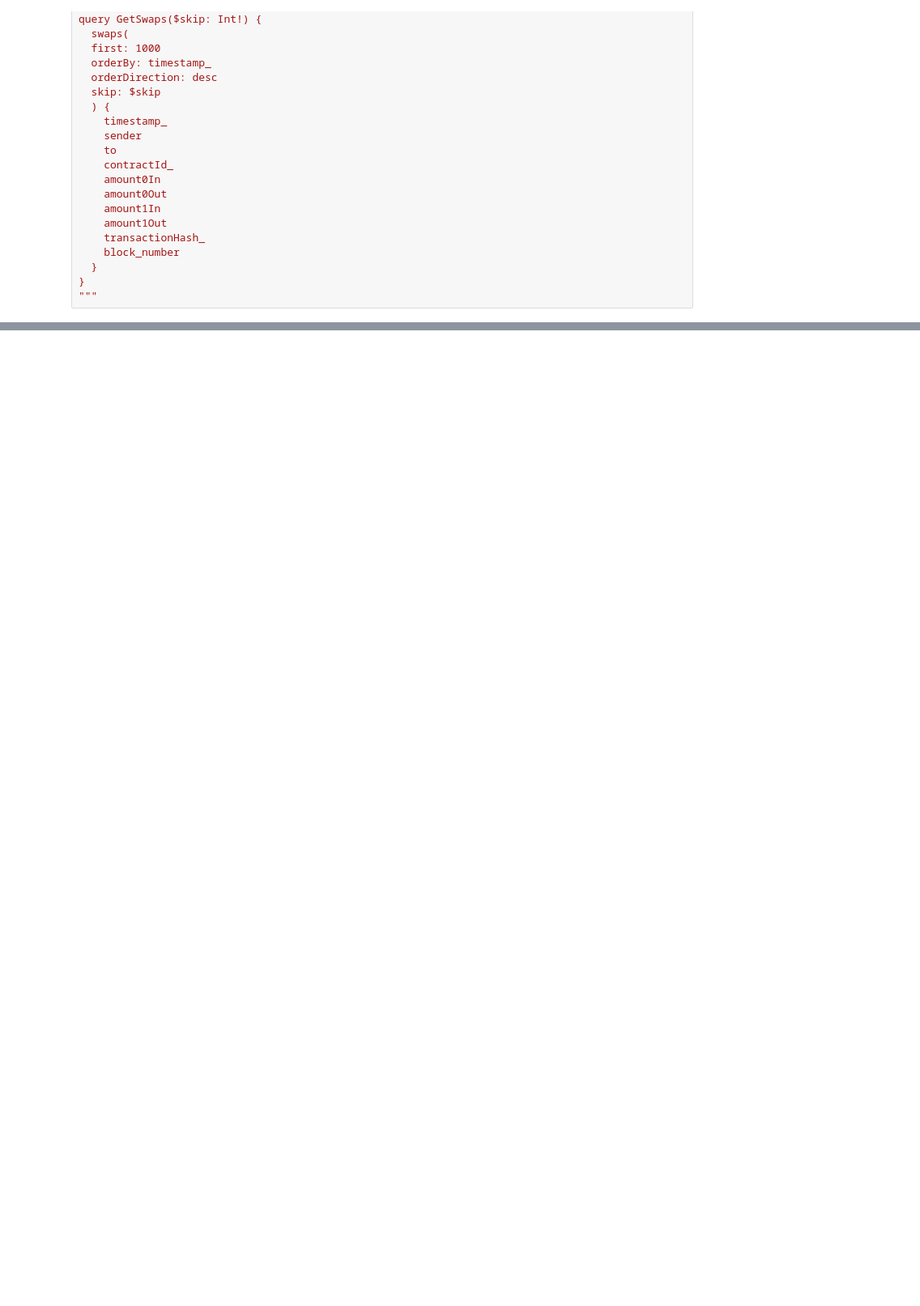
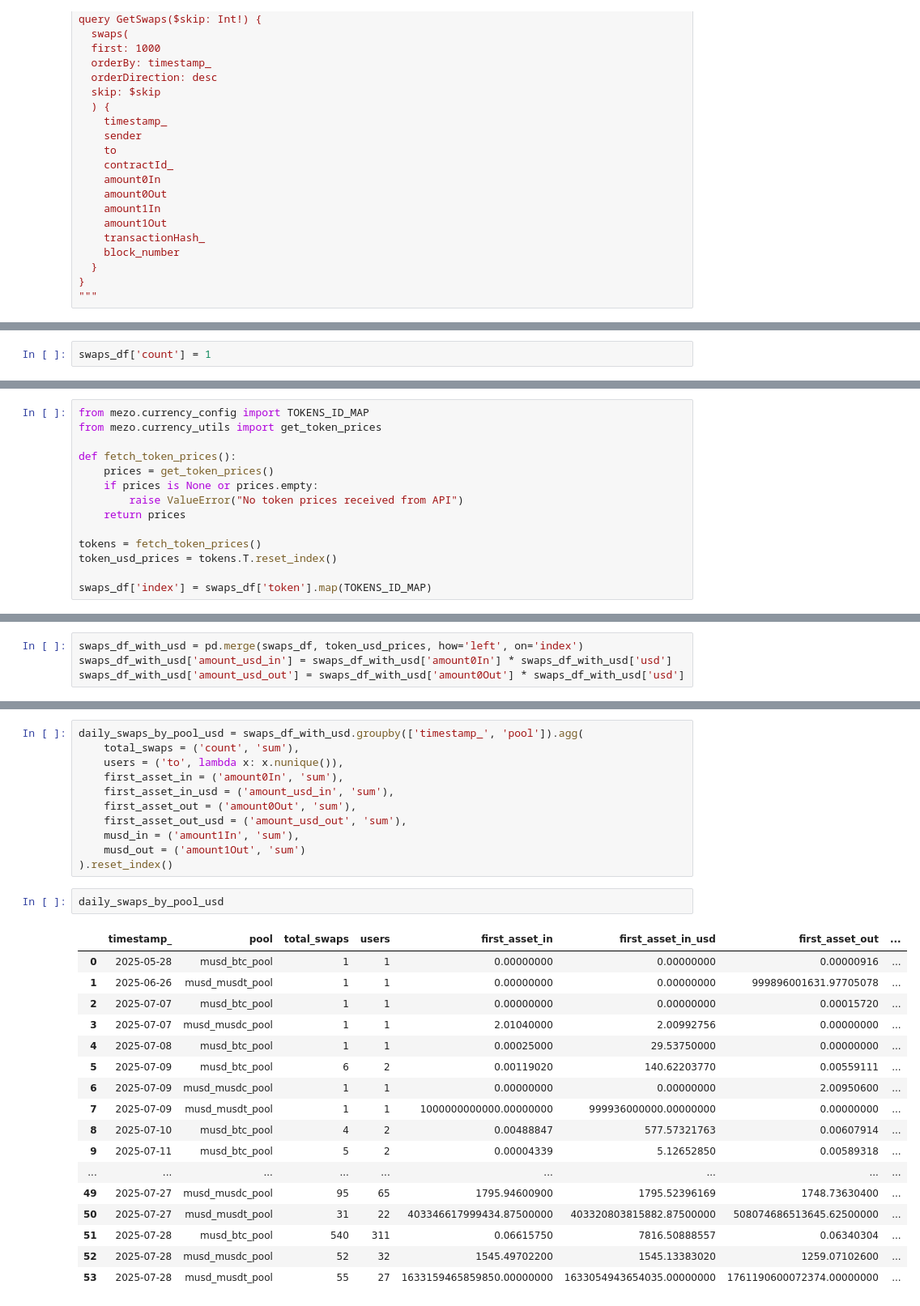
Before and after one commit to thesis/mezo-analytics, a Jupyter notebook: notebooks/swaps.ipynb, the cells around one changed output, grey strips where cells are left out. Shown: that part at 81% size. Drawn from its saved outputs; the diff is of its cells as text; blank space fills up the shorter version.

Commit message:
Refactored process_musd_data script, added new notebooks for initial code.

```diff
--- a/notebooks/swaps.ipynb
+++ b/notebooks/swaps.ipynb
@@ -146,0 +225,2 @@ Checking if contractId_ values match any keys:
+# %%
+swaps_df['count'] = 1
@@ -146,0 +259,14 @@ Checking if contractId_ values match any keys:
+# %%
+from mezo.currency_config import TOKENS_ID_MAP
+from mezo.currency_utils import get_token_prices
+
+def fetch_token_prices():
+    prices = get_token_prices()
+    if prices is None or prices.empty:
+        raise ValueError("No token prices received from API")
+    return prices
+
+tokens = fetch_token_prices()
+token_usd_prices = tokens.T.reset_index()
+
+swaps_df['index'] = swaps_df['token'].map(TOKENS_ID_MAP)
@@ -146,0 +289,4 @@ Checking if contractId_ values match any keys:
+# %%
+swaps_df_with_usd = pd.merge(swaps_df, token_usd_prices, how='left', on='index')
+swaps_df_with_usd['amount_usd_in'] = swaps_df_with_usd['amount0In'] * swaps_df_with_usd['usd']
+swaps_df_with_usd['amount_usd_out'] = swaps_df_with_usd['amount0Out'] * swaps_df_with_usd['usd']
@@ -146,0 +410,31 @@ Checking if contractId_ values match any keys:
+# %%
+daily_swaps_by_pool_usd = swaps_df_with_usd.groupby(['timestamp_', 'pool']).agg(
+    total_swaps = ('count', 'sum'),
+    users = ('to', lambda x: x.nunique()),
+    first_asset_in = ('amount0In', 'sum'),
+    first_asset_in_usd = ('amount_usd_in', 'sum'),
+    first_asset_out = ('amount0Out', 'sum'),
+    first_asset_out_usd = ('amount_usd_out', 'sum'),
+    musd_in = ('amount1In', 'sum'),
+    musd_out = ('amount1Out', 'sum')
+).reset_index()
+# %%
+daily_swaps_by_pool_usd
+# %% [output]
+|  | timestamp_ | pool | total_swaps | users | first_asset_in | first_asset_in_usd | first_asset_out | ... |
+| 0 | 2025-05-28 | musd_btc_pool | 1 | 1 | 0.00000000 | 0.00000000 | 0.00000916 | ... |
+| 1 | 2025-06-26 | musd_musdt_pool | 1 | 1 | 0.00000000 | 0.00000000 | 999896001631.97705078 | ... |
+| 2 | 2025-07-07 | musd_btc_pool | 1 | 1 | 0.00000000 | 0.00000000 | 0.00015720 | ... |
+| 3 | 2025-07-07 | musd_musdc_pool | 1 | 1 | 2.01040000 | 2.00992756 | 0.00000000 | ... |
+| 4 | 2025-07-08 | musd_btc_pool | 1 | 1 | 0.00025000 | 29.53750000 | 0.00000000 | ... |
+| 5 | 2025-07-09 | musd_btc_pool | 6 | 2 | 0.00119020 | 140.62203770 | 0.00559111 | ... |
+| 6 | 2025-07-09 | musd_musdc_pool | 1 | 1 | 0.00000000 | 0.00000000 | 2.00950600 | ... |
+| 7 | 2025-07-09 | musd_musdt_pool | 1 | 1 | 1000000000000.00000000 | 999936000000.00000000 | 0.00000000 | ... |
+| 8 | 2025-07-10 | musd_btc_pool | 4 | 2 | 0.00488847 | 577.57321763 | 0.00607914 | ... |
+| 9 | 2025-07-11 | musd_btc_pool | 5 | 2 | 0.00004339 | 5.12652850 | 0.00589318 | ... |
+| ... | ... | ... | ... | ... | ... | ... | ... | ... |
+| 49 | 2025-07-27 | musd_musdc_pool | 95 | 65 | 1795.94600900 | 1795.52396169 | 1748.73630400 | ... |
+| 50 | 2025-07-27 | musd_musdt_pool | 31 | 22 | 403346617999434.87500000 | 403320803815882.87500000 | 508074686513645.62500000 | ... |
+| 51 | 2025-07-28 | musd_btc_pool | 540 | 311 | 0.06615750 | 7816.50888557 | 0.06340304 | ... |
+| 52 | 2025-07-28 | musd_musdc_pool | 52 | 32 | 1545.49702200 | 1545.13383020 | 1259.07102600 | ... |
+| 53 | 2025-07-28 | musd_musdt_pool | 55 | 27 | 1633159465859850.00000000 | 1633054943654035.00000000 | 1761190600072374.00000000 | ... |
```
Also changed, not shown: parts of 37 cells of this notebook, 3 other files.
